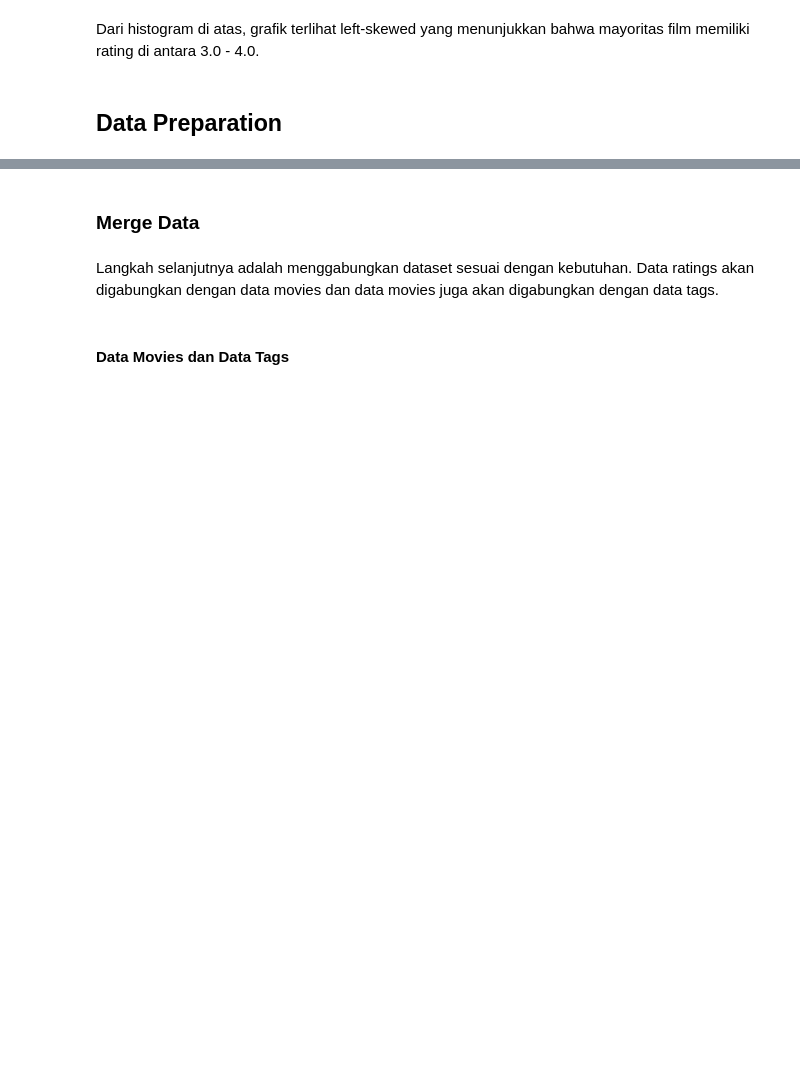
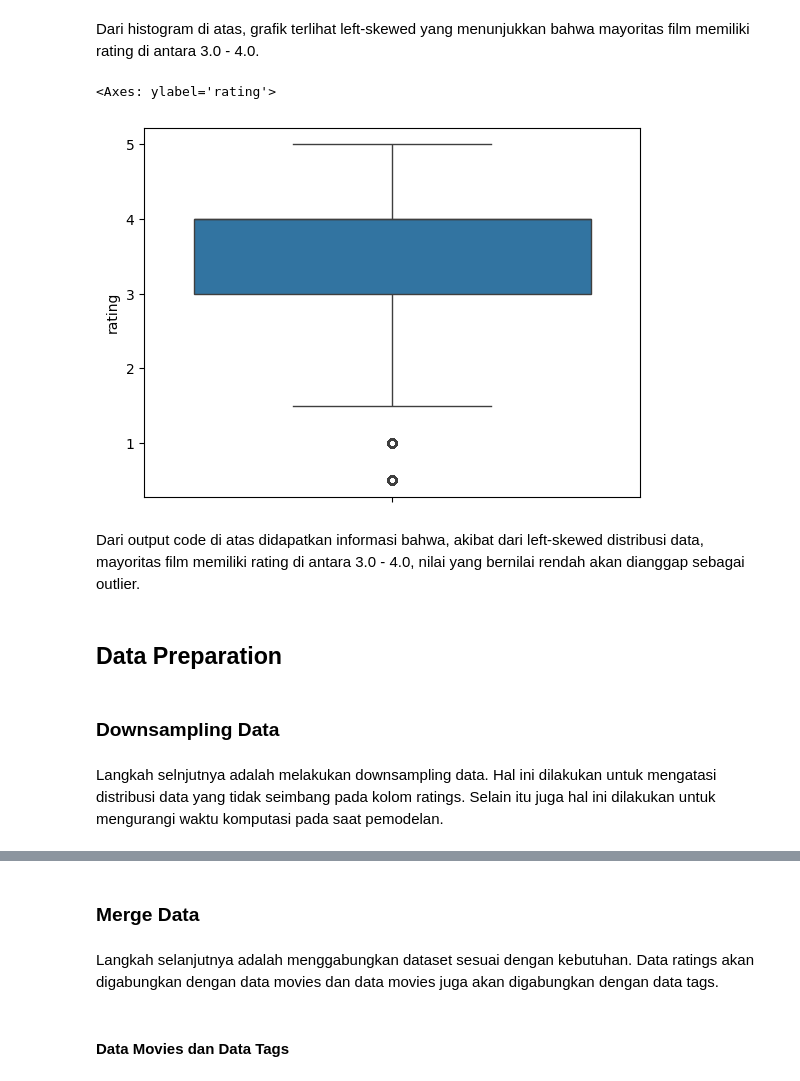
Before and after one commit to mausneg/Movie-Lens-Recommendation-System, a Jupyter notebook: submission.ipynb, the cells around one changed output, grey strips where cells are left out. Saved outputs shown, nothing was run; the diff lists cells and outputs as text; code cells hidden in the pictures; blank space fills up the shorter version.

```diff
--- a/submission.ipynb
+++ b/submission.ipynb
@@ -117,4 +234,15 @@ df_ratings['rating'].hist()
 # %% [markdown]
 Dari histogram di atas, grafik terlihat left-skewed yang menunjukkan bahwa mayoritas film memiliki rating di antara 3.0 - 4.0.
+# %%
+sns.boxplot(df_ratings['rating'])
+# %% [output]
+<Axes: ylabel='rating'>
+[figure, added]
+# %% [markdown]
+Dari output code di atas didapatkan informasi bahwa, akibat dari left-skewed distribusi data, mayoritas film memiliki rating di antara 3.0 - 4.0, nilai yang bernilai rendah akan dianggap sebagai outlier.
 # %% [markdown]
 ## Data Preparation
+# %% [markdown]
+### Downsampling Data
+# %% [markdown]
+Langkah selnjutnya adalah melakukan downsampling data. Hal ini dilakukan untuk mengatasi distribusi data yang tidak seimbang pada kolom ratings. Selain itu juga hal ini dilakukan untuk mengurangi waktu komputasi pada saat pemodelan.
```
Also changed, not shown: parts of 76 cells of this notebook, 8 other files.
